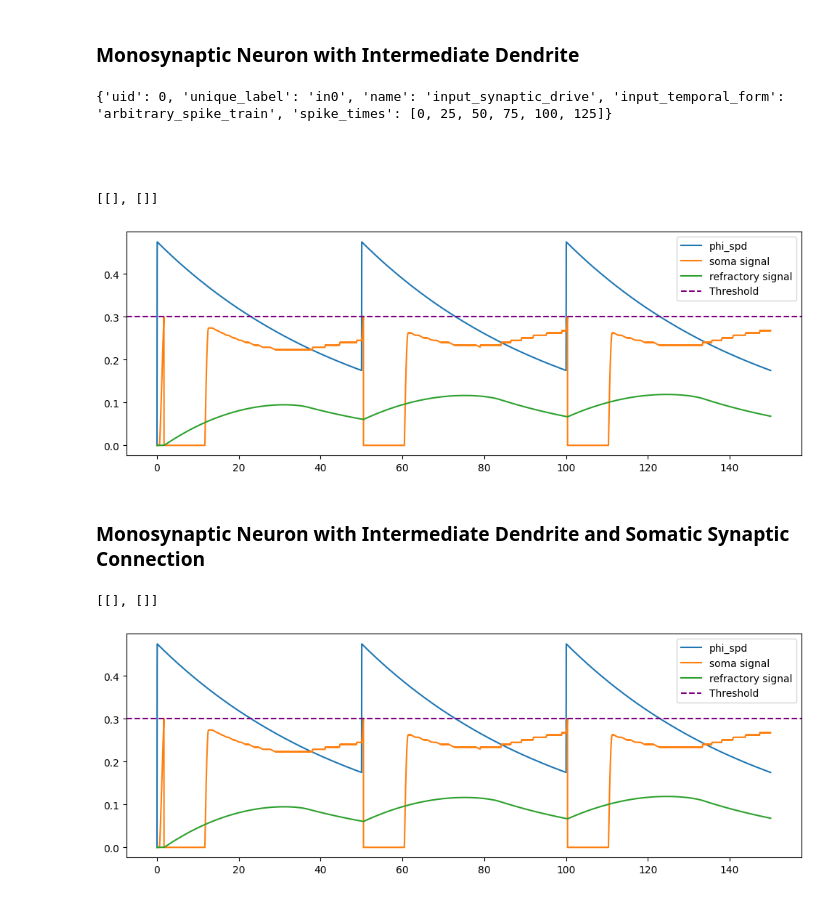
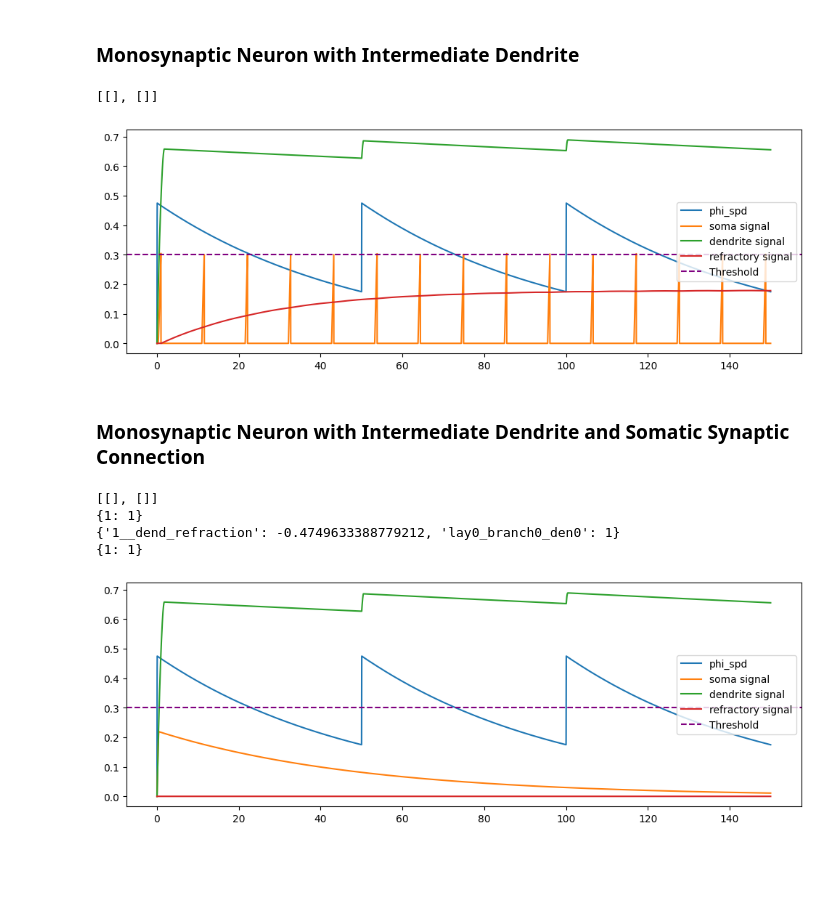
Before and after one commit to ryangitsit/sim_soens, a Jupyter notebook: neuron_motif_tour.ipynb, the cells around one changed output. Drawn from its saved outputs; the diff is of its cells as text; code cells hidden in the pictures; blank space fills up the shorter version.

```diff
--- a/neuron_motif_tour.ipynb
+++ b/neuron_motif_tour.ipynb
@@ -88,61 +88,69 @@ plt.legend(loc='center left', bbox_to_anchor=(1, 0.5))
 # %%
 default_neuron_params['beta_ni'] = 2*np.pi*1e2
 default_neuron_params['ib_n'] = default_ib
 default_neuron_params['s_th'] = 0.3
 synaptic_structure = [[[0]],[[1]]]
 weights = [[[1]]]
 mono_dend = NeuralZoo(type="custom",weights=weights, synaptic_structure=synaptic_structure,**default_neuron_params)
 
 mono_dend.synapses[1][0][0].add_input(input.signals[0])
-print(mono_dend.dendrites[1][0][0].synaptic_inputs[1].input_signal.__dict__)
 net = network(name = 'network_under_test')
 net.add_neuron(mono_dend.neuron)
 net.run_sim(dt = .01, tf = 150)
 net.get_recordings()
 
 spd = mono_dend.synapses[1][0][0].phi_spd
 signal = mono_dend.dendrites[0][0][0].s
+dend_s = mono_dend.dendrites[1][0][0].s
 ref = mono_dend.neuron.dend__ref.s
 
 plt.figure(figsize=(12,4))
 plt.plot(net.t,spd, label='phi_spd')
 plt.plot(net.t,signal, label='soma signal')
+plt.plot(net.t,dend_s, label='dendrite signal')
 plt.plot(net.t,ref, label='refractory signal')
 plt.axhline(y = mono_dend.s_th, color = 'purple', linestyle = '--',label='Threshold')
 plt.legend()
 plt.show()
 # %% [output]
-{'uid': 0, 'unique_label': 'in0', 'name': 'input_synaptic_drive', 'input_temporal_form': 'arbitrary_spike_train', 'spike_times': [0, 25, 50, 75, 100, 125]}
-
-
-
-
 [[], []]
-[figure, old version]
+[figure, new version]
 # %% [markdown]
 ### Monosynaptic Neuron with Intermediate Dendrite and Somatic Synaptic Connection
 # %%
-synaptic_structure = [[[0]],[[1]]]
+default_neuron_params['beta_ni'] = 2*np.pi*1e2
+default_neuron_params['ib_n'] = default_ib
+default_neuron_params['s_th'] = 0.3
+synaptic_structure = [[[1]],[[1]]]
 weights = [[[1]]]
-mono_dend = NeuralZoo(type="custom",weights=weights, synaptic_structure=synaptic_structure,**default_neuron_params)
+mono_dend_ss = NeuralZoo(type="custom",weights=weights, synaptic_structure=synaptic_structure,**default_neuron_params)
 
-mono_dend.synapses[1][0][0].add_input(input.signals[0])
+mono_dend_ss.synapses[1][0][0].add_input(input.signals[0])
+mono_dend_ss.synapses[0][0][0].add_input(input.signals[0])
+
 net = network(name = 'network_under_test')
-net.add_neuron(mono_dend.neuron)
+net.add_neuron(mono_dend_ss.neuron)
 net.run_sim(dt = .01, tf = 150)
 net.get_recordings()
-
-spd = mono_dend.synapses[1][0][0].phi_spd
-signal = mono_dend.dendrites[0][0][0].s
-ref = mono_dend.neuron.dend__ref.s
+print(mono_dend_ss.neuron.dend__nr_ni.synaptic_connection_strengths)
+print(mono_dend_ss.neuron.dend__nr_ni.dendritic_connection_strengths)
+print(mono_dend_ss.dendrites[1][0][0].synaptic_connection_strengths)
+spd = mono_dend_ss.synapses[1][0][0].phi_spd
+signal = mono_dend_ss.dendrites[0][0][0].s
+dend_s = mono_dend_ss.dendrites[1][0][0].s
+ref = mono_dend_ss.neuron.dend__ref.s
 
 plt.figure(figsize=(12,4))
 plt.plot(net.t,spd, label='phi_spd')
 plt.plot(net.t,signal, label='soma signal')
+plt.plot(net.t,dend_s, label='dendrite signal')
 plt.plot(net.t,ref, label='refractory signal')
-plt.axhline(y = mono_dend.s_th, color = 'purple', linestyle = '--',label='Threshold')
+plt.axhline(y = mono_dend_ss.s_th, color = 'purple', linestyle = '--',label='Threshold')
 plt.legend()
 plt.show()
 # %% [output]
 [[], []]
+{1: 1}
+{'1__dend_refraction': -0.4749633388779212, 'lay0_branch0_den0': 1}
+{1: 1}
-[figure, old version]
+[figure, new version]
```
Also changed, not shown: 5 other files.
